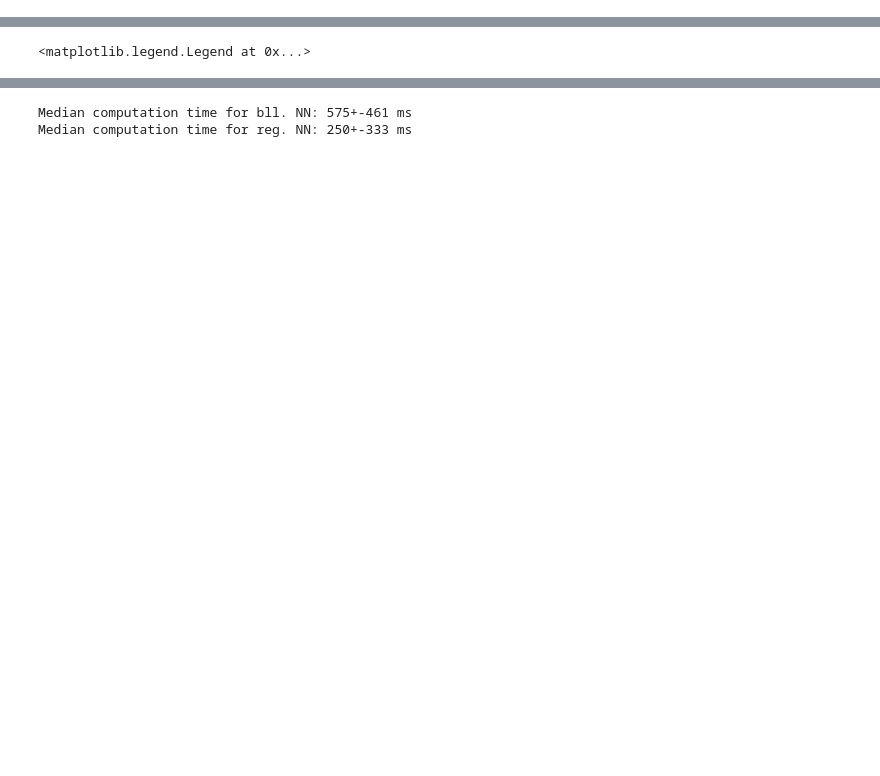
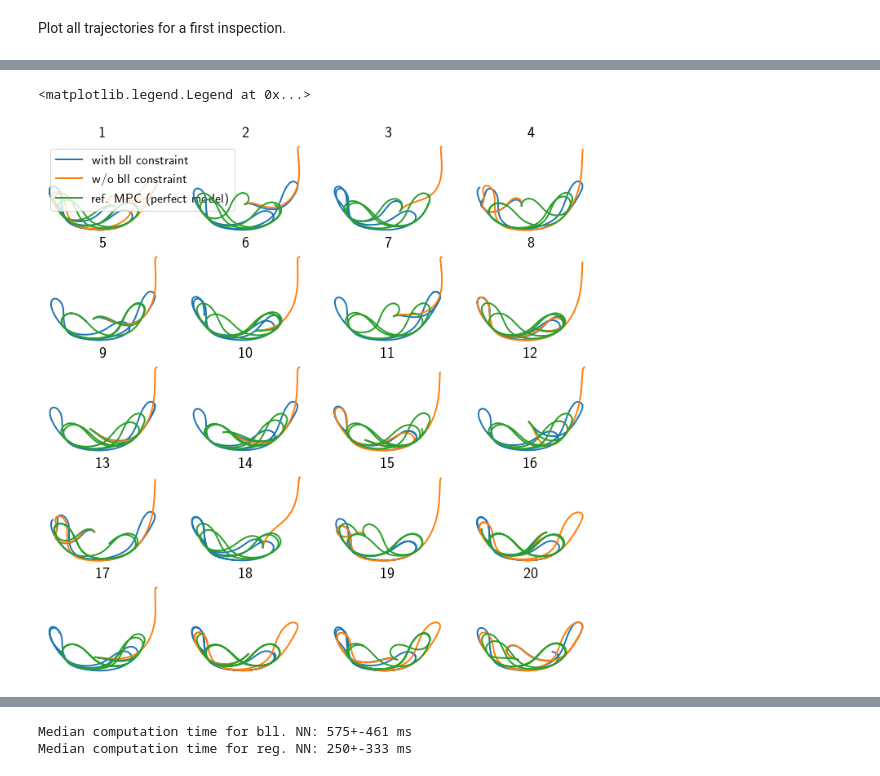
Before and after one commit to 4flixt/2022_BLL_MPC_Materials, a Jupyter notebook: Kite_Investigation/surrogate/mpc/validation_sampling/validation_evalution.ipynb, the cells around one changed output, grey strips where cells are left out. Drawn from its saved outputs; the diff is of its cells as text; code cells hidden in the pictures; blank space fills up the shorter version.

```diff
--- a/Kite_Investigation/surrogate/mpc/validation_sampling/validation_evalution.ipynb
+++ b/Kite_Investigation/surrogate/mpc/validation_sampling/validation_evalution.ipynb
@@ -83,3 +66,5 @@ ax[0,0].legend()
+# %% [markdown]
+Plot all trajectories for a first inspection.
 # %%
 n_res = min(len(df_bll),20)
 
@@ -87,7 +72,7 @@ n_row = int(np.ceil(np.sqrt(n_res)))
 n_col = int(np.ceil(n_res/n_row))
 
 
-fig, ax = plt.subplots(n_row, n_col, sharex=True, sharey=True, figsize=(10,10))
+fig, ax = plt.subplots(n_row, n_col, sharex=True, sharey=True, figsize=(12,12))
 
 for dh in [dh_bll, dh_std, dh_ref]:
     for i in range(n_res):
@@ -101,6 +86,4 @@ ax[0,0].plot([],[],label='with bll constraint')
 ax[0,0].plot([],[],label='w/o bll constraint')
 ax[0,0].plot([],[],label='ref. MPC (perfect model)')
 ax[0,0].legend()
-
-#fig.tight_layout(pad=0)
 # %% [output]
@@ -109 +90,2 @@ ax[0,0].legend()
 <matplotlib.legend.Legend at 0x...>
+[figure, added]
```
Also changed, not shown: parts of 16 cells of this notebook.
